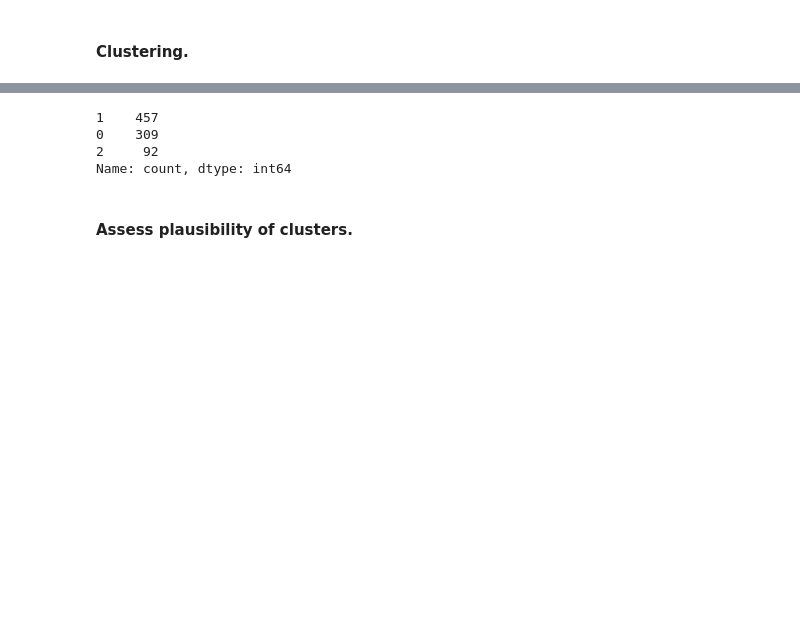
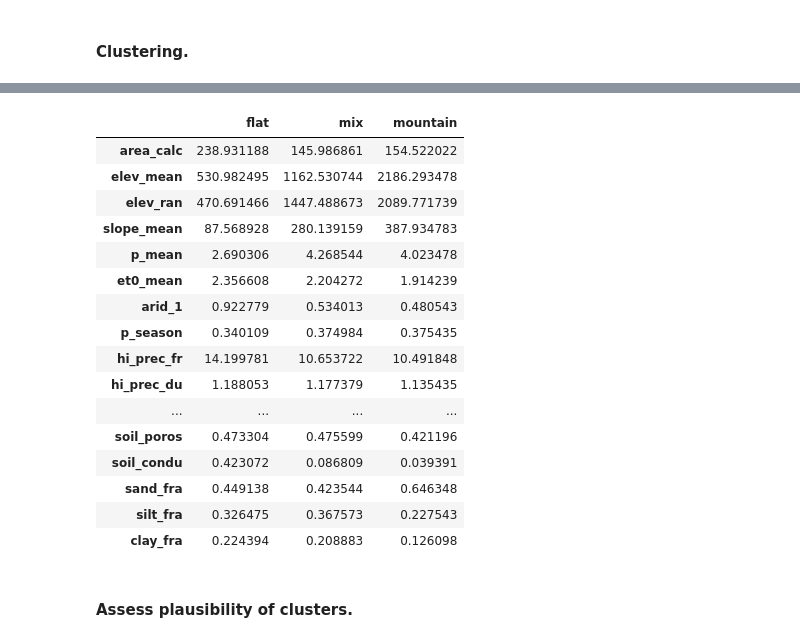
Before and after one commit to tripleUU-U/lamah-ce_lstm, a Jupyter notebook: preprocessing/make_splits.ipynb, the cells around one changed output, grey strips where cells are left out. Drawn from its saved outputs; the diff is of its cells as text; code cells hidden in the pictures; blank space fills up the shorter version.

```diff
--- a/preprocessing/make_splits.ipynb
+++ b/preprocessing/make_splits.ipynb
@@ -169,10 +178,23 @@ plt.tight_layout()
-# %%
-kmeans_labels.value_counts()
-# %% [output]
-1    457
-0    309
-2     92
-Name: count, dtype: int64
+# %%
+numeric_attributes[picked_attributes.columns].groupby(kmeans_str_labels).mean().T
+# %% [output]
+|  | flat | mix | mountain |
+| area_calc | 238.931188 | 145.986861 | 154.522022 |
+| elev_mean | 530.982495 | 1162.530744 | 2186.293478 |
+| elev_ran | 470.691466 | 1447.488673 | 2089.771739 |
+| slope_mean | 87.568928 | 280.139159 | 387.934783 |
+| p_mean | 2.690306 | 4.268544 | 4.023478 |
+| et0_mean | 2.356608 | 2.204272 | 1.914239 |
+| arid_1 | 0.922779 | 0.534013 | 0.480543 |
+| p_season | 0.340109 | 0.374984 | 0.375435 |
+| hi_prec_fr | 14.199781 | 10.653722 | 10.491848 |
+| hi_prec_du | 1.188053 | 1.177379 | 1.135435 |
+| ... | ... | ... | ... |
+| soil_poros | 0.473304 | 0.475599 | 0.421196 |
+| soil_condu | 0.423072 | 0.086809 | 0.039391 |
+| sand_fra | 0.449138 | 0.423544 | 0.646348 |
+| silt_fra | 0.326475 | 0.367573 | 0.227543 |
+| clay_fra | 0.224394 | 0.208883 | 0.126098 |
 # %% [markdown]
 #### Assess plausibility of clusters.
 # %%
```
Also changed, not shown: parts of 6 cells of this notebook, 6 other files.
